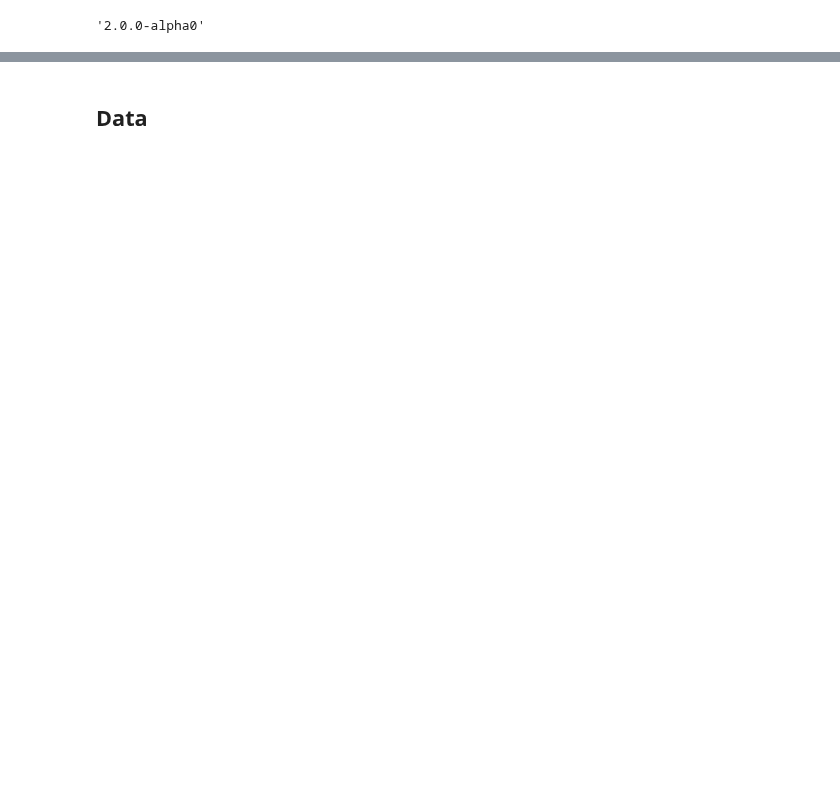
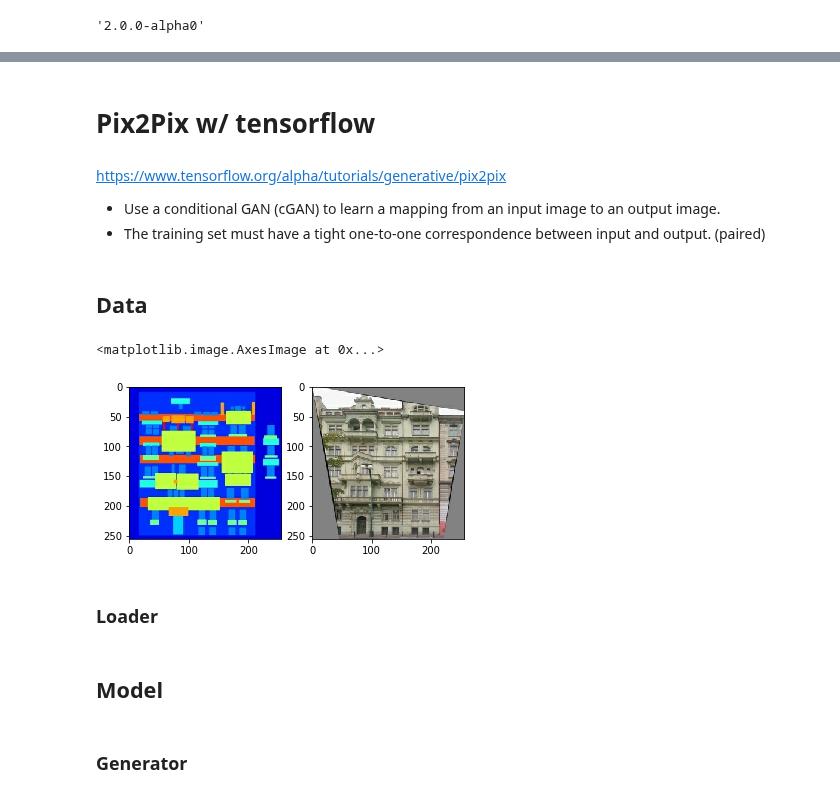
Before and after one commit to hoihui/nlp, a Jupyter notebook: ImageTranslation.ipynb, the cells around one changed output, grey strips where cells are left out. Saved outputs shown, nothing was run; the diff lists cells and outputs as text; code cells hidden in the pictures; blank space fills up the shorter version.

```diff
--- a/ImageTranslation.ipynb
+++ b/ImageTranslation.ipynb
@@ -27,2 +23,13 @@ tf.__version__
+# %% [markdown]
+# Pix2Pix w/ tensorflow
+# %% [markdown]
+https://www.tensorflow.org/alpha/tutorials/generative/pix2pix
+
+* Use a conditional GAN (cGAN) to learn a mapping from an input image to an output image.
+* The training set must have a tight one-to-one correspondence between input and output. (paired)
 # %% [markdown]
 ## Data
+# %%
+IMG_WIDTH = IMG_HEIGHT = 256
+BATCH_SIZE = 1
+BUFFER_SIZE = 400
@@ -28,0 +42,13 @@ tf.__version__
+# %%
+image = tf.image.decode_jpeg(tf.io.read_file('facades/train/100.jpg'))
+input_img = tf.cast(image[:,IMG_WIDTH:,:], tf.float32)   # the image is juxtapose [real,input(facades)]
+real_img = tf.cast(image[:,:IMG_WIDTH,:], tf.float32)
+
+fig, (ax1,ax2) = plt.subplots(1,2)
+ax1.imshow(input_img/255.0)
+ax2.imshow(real_img/255.0)
+# %% [output]
+<matplotlib.image.AxesImage at 0x...>
+[figure, added]
+# %% [markdown]
+### Loader
@@ -28,0 +112,4 @@ tf.__version__
+# %% [markdown]
+## Model
+# %% [markdown]
+### Generator
```
Also changed, not shown: parts of 29 cells of this notebook, 2 other files.
